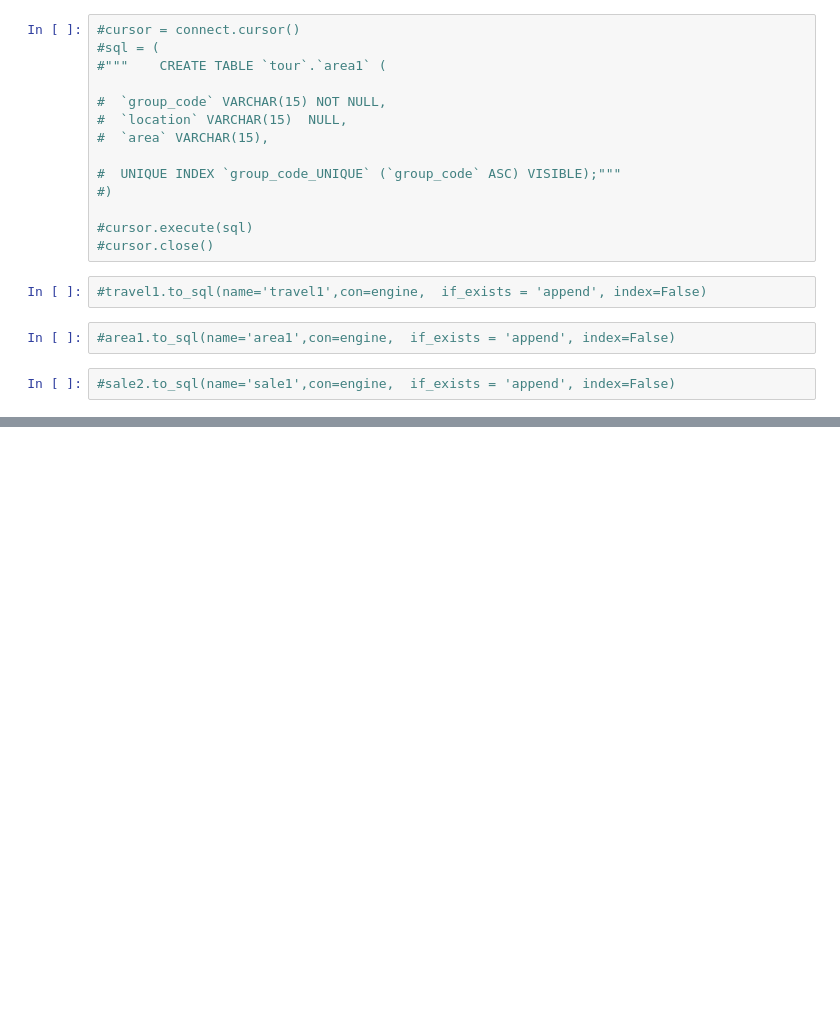
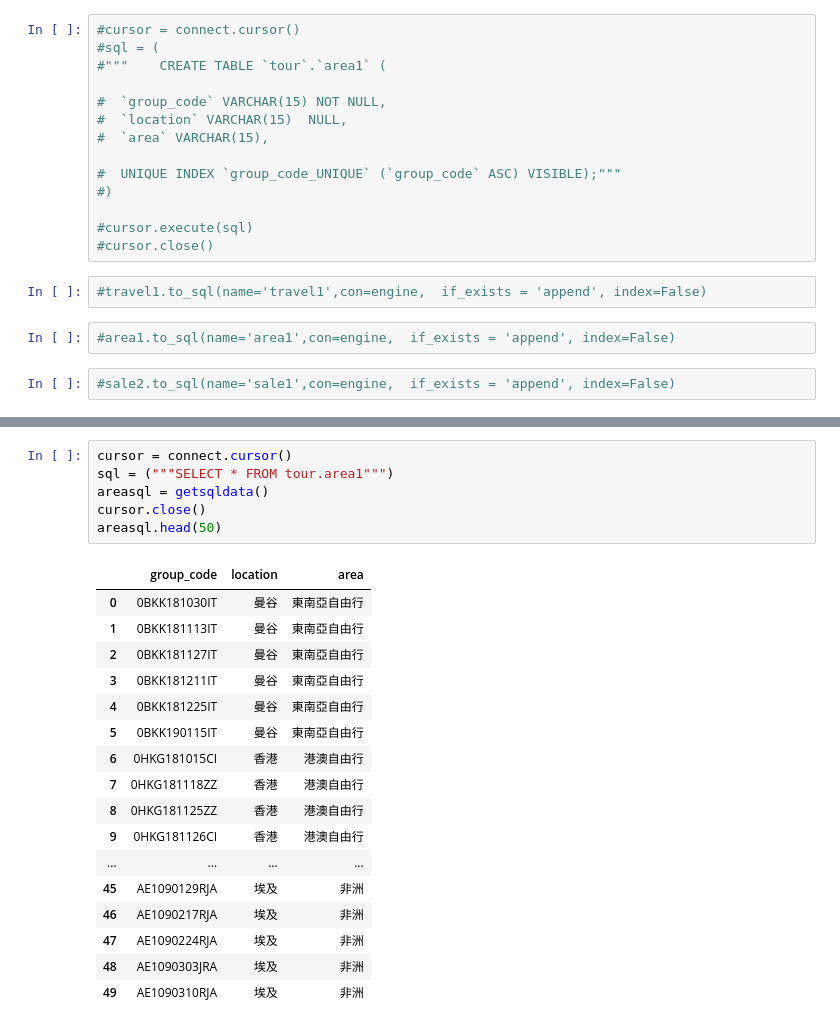
Before and after one commit to catxxx591/tour, a Jupyter notebook: tour2.ipynb, the cells around one changed output, grey strips where cells are left out. Drawn from its saved outputs; the diff is of its cells as text; blank space fills up the shorter version.

```diff
--- a/tour2.ipynb
+++ b/tour2.ipynb
@@ -1167,0 +1216,24 @@ new1.head()
+# %%
+cursor = connect.cursor()
+sql = ("""SELECT * FROM tour.area1""")
+areasql = getsqldata()
+cursor.close()
+areasql.head(50)
+# %% [output]
+|  | group_code | location | area |
+| 0 | 0BKK181030IT | 曼谷 | 東南亞自由行 |
+| 1 | 0BKK181113IT | 曼谷 | 東南亞自由行 |
+| 2 | 0BKK181127IT | 曼谷 | 東南亞自由行 |
+| 3 | 0BKK181211IT | 曼谷 | 東南亞自由行 |
+| 4 | 0BKK181225IT | 曼谷 | 東南亞自由行 |
+| 5 | 0BKK190115IT | 曼谷 | 東南亞自由行 |
+| 6 | 0HKG181015CI | 香港 | 港澳自由行 |
+| 7 | 0HKG181118ZZ | 香港 | 港澳自由行 |
+| 8 | 0HKG181125ZZ | 香港 | 港澳自由行 |
+| 9 | 0HKG181126CI | 香港 | 港澳自由行 |
+| ... | ... | ... | ... |
+| 45 | AE1090129RJA | 埃及 | 非洲 |
+| 46 | AE1090217RJA | 埃及 | 非洲 |
+| 47 | AE1090224RJA | 埃及 | 非洲 |
+| 48 | AE1090303JRA | 埃及 | 非洲 |
+| 49 | AE1090310RJA | 埃及 | 非洲 |
```
Also changed, not shown: parts of 2 cells of this notebook.
